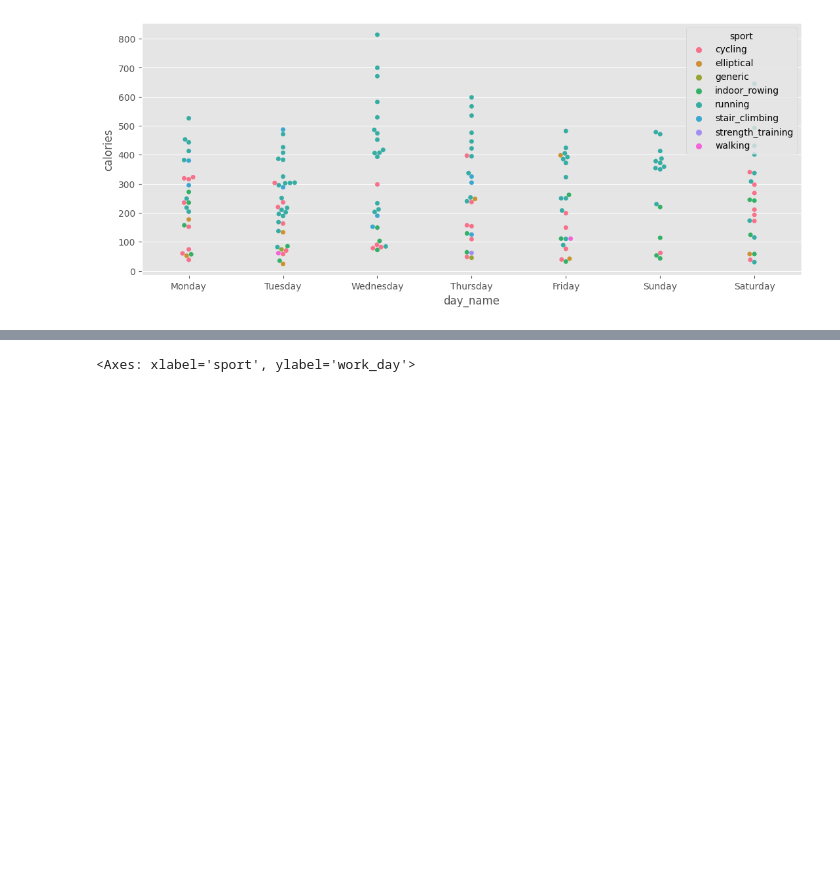
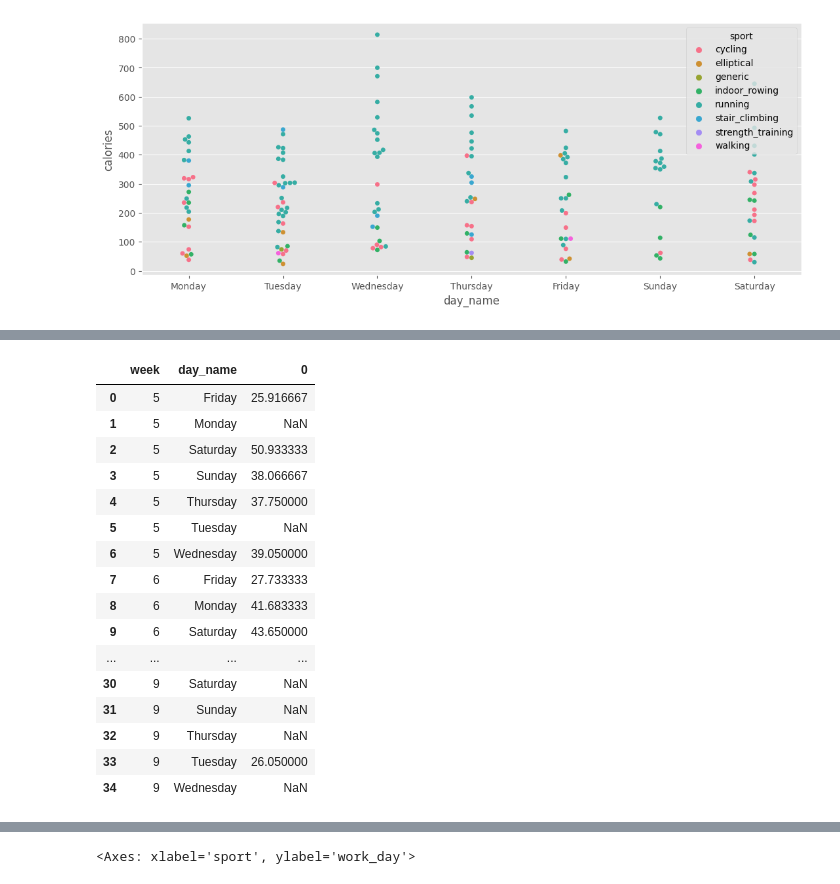
Before and after one commit to nsedler/Garmin-Analysis, a Jupyter notebook: garmin_activities_analysis.ipynb, the cells around one changed output, grey strips where cells are left out. Saved outputs shown, nothing was run; the diff lists cells and outputs as text; code cells hidden in the pictures; blank space fills up the shorter version.

```diff
--- a/garmin_activities_analysis.ipynb
+++ b/garmin_activities_analysis.ipynb
@@ -261,0 +277,20 @@ piv
+# %%
+piv.unstack().reset_index()
+# %% [output]
+|  | week | day_name | 0 |
+| 0 | 5 | Friday | 25.916667 |
+| 1 | 5 | Monday | NaN |
+| 2 | 5 | Saturday | 50.933333 |
+| 3 | 5 | Sunday | 38.066667 |
+| 4 | 5 | Thursday | 37.750000 |
+| 5 | 5 | Tuesday | NaN |
+| 6 | 5 | Wednesday | 39.050000 |
+| 7 | 6 | Friday | 27.733333 |
+| 8 | 6 | Monday | 41.683333 |
+| 9 | 6 | Saturday | 43.650000 |
+| ... | ... | ... | ... |
+| 30 | 9 | Saturday | NaN |
+| 31 | 9 | Sunday | NaN |
+| 32 | 9 | Thursday | NaN |
+| 33 | 9 | Tuesday | 26.050000 |
+| 34 | 9 | Wednesday | NaN |
```
Also changed, not shown: parts of 22 cells of this notebook, 4 other files.
